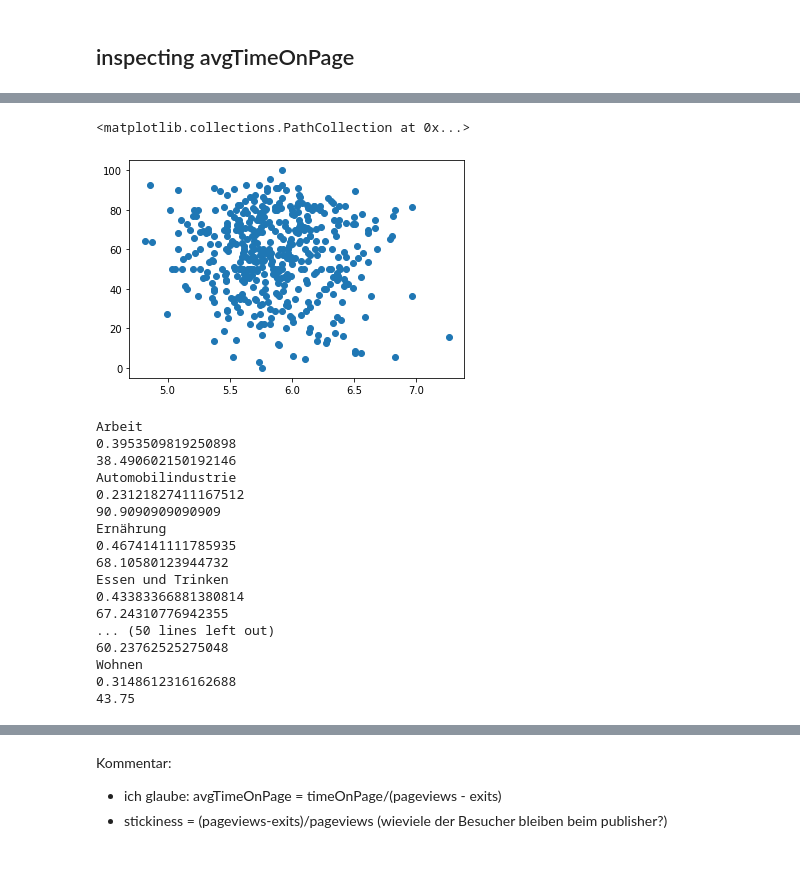
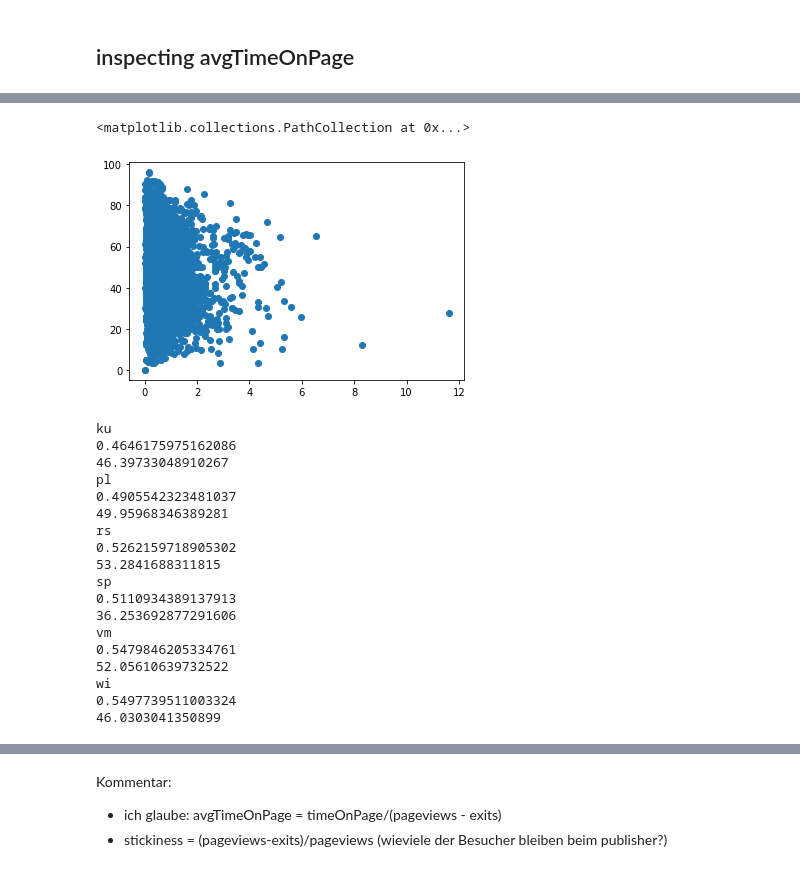
Before and after one commit to susannaruecker/master_thesis, a Jupyter notebook: read_data.ipynb, the cells around one changed output, grey strips where cells are left out. Cells and saved outputs as stored; diff of their text form; code cells hidden in the pictures.

Commit message:
change read_data, adding new data

```diff
--- a/read_data.ipynb
+++ b/read_data.ipynb
@@ -100,0 +209,2 @@ Index(['pageviews', 'entrances', 'exits', 'bounces', 'timeOnPage',
+# %%
+combined['text'].fillna('', inplace = True) # damit die zwei leeren Texte keine Probleme bereiten
@@ -100,0 +213,5 @@ Index(['pageviews', 'entrances', 'exits', 'bounces', 'timeOnPage',
+# %%
+combined = utils.add_meta_columns(combined)
+
+# saving to disk!
+combined.to_csv(utils.DATA / 'combined.tsv', sep = '\t', index = True)
@@ -115,3 +235,5 @@ df.head()
+# %%
+df = pd.read_csv(utils.DATA / 'combined.tsv', sep = '\t', index_col = 'articleId')
 # %%
 df.describe().round(4)
 # %% [output]
@@ -419,6 +742,6 @@ df.sort_values(by=['avgTimeOnPage'], ascending = False).head(10)
 # %%
 # just take articles with >= 10 pageviews and with ...
-df_cut = df.loc[(df['pageviews'] >= 10) ]
+df_cut = df.loc[(df['pageviews'] >= 20) ]
 #                & (df['avgTimeOnPage/wordcount'] <= 1)
 #                & (df['avgTimeOnPage/wordcount'] >= 0.1)]
 # %%
@@ -465,30 +854,31 @@ plt.boxplot(df.stickiness)
 # %%
-plt.scatter(df_cut.mean_token_length, df_cut.stickiness)
+plt.scatter(df_cut['avgTimeOnPage/wordcount'], df_cut.stickiness)
 # %% [output]
 <matplotlib.collections.PathCollection at 0x...>
-[figure, old version]
+[figure, new version]
 # %%
-# zeigt TimeOnPage/wordcount aufgespalten nach subject-Kategorien
-for s in subjects:
-    print(s)
-    tmp = utils.get_articles_where(df=df, meta_cat = 'subject', label = s)
+# zeigt TimeOnPage/wordcount aufgespalten nach xxx-Kategorien
+for c in categories:
+    print(c)
+    tmp = utils.get_articles_where(df=df, meta_cat = 'category', label = c)
     print(np.mean(tmp['avgTimeOnPage/wordcount']))
     print(np.mean(tmp['stickiness']))
 # %% [output]
-Arbeit
-0.3953509819250898
-38.490602150192146
-Automobilindustrie
-0.23121827411167512
-90.9090909090909
-Ernährung
-0.4674141111785935
-68.10580123944732
-Essen und Trinken
-0.43383366881380814
-67.24310776942355
-... (50 lines left out)
-60.23762525275048
-Wohnen
-0.3148612316162688
-43.75
+ku
+0.4646175975162086
+46.39733048910267
+pl
+0.4905542323481037
+49.95968346389281
+rs
+0.5262159718905302
+53.2841688311815
+sp
+0.5110934389137913
+36.253692877291606
+vm
+0.5479846205334761
+52.05610639732522
+wi
+0.5497739511003324
+46.0303041350899
```
Also changed, not shown: parts of 74 cells of this notebook, 1 other file.
